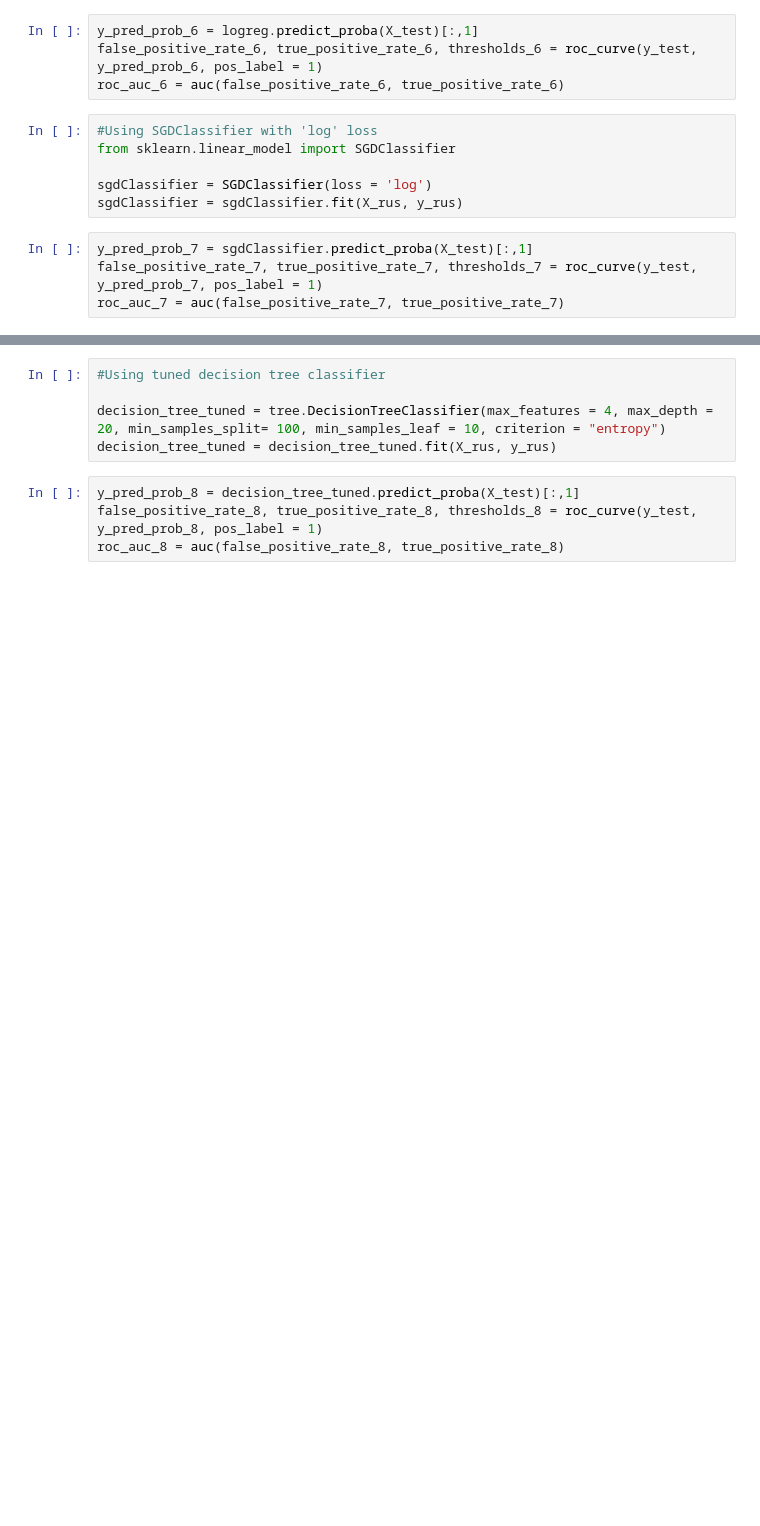
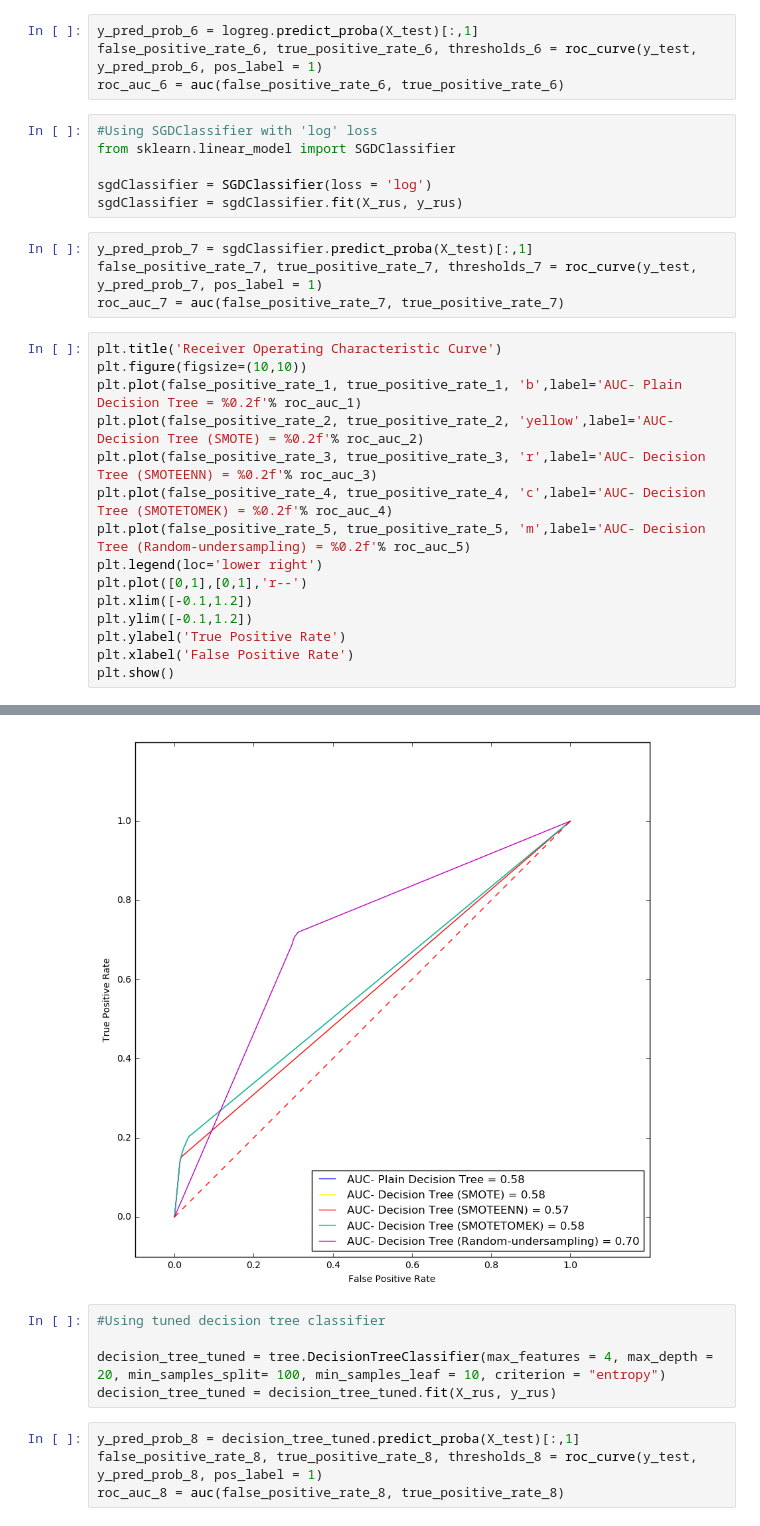
Before and after one commit to SKhatter/Analyzing-and-Predicting-Wildfires, a Jupyter notebook: code/AUC- ROC of all resampling techniques and classifiers..ipynb, the cells around one changed output, grey strips where cells are left out. Cells and saved outputs as stored; diff of their text form; blank space fills up the shorter version.

```diff
--- a/code/AUC- ROC of all resampling techniques and classifiers..ipynb
+++ b/code/AUC- ROC of all resampling techniques and classifiers..ipynb
@@ -221,3 +221,19 @@ sgdClassifier = sgdClassifier.fit(X_rus, y_rus)
 y_pred_prob_7 = sgdClassifier.predict_proba(X_test)[:,1]
 false_positive_rate_7, true_positive_rate_7, thresholds_7 = roc_curve(y_test, y_pred_prob_7, pos_label = 1)
 roc_auc_7 = auc(false_positive_rate_7, true_positive_rate_7)
+# %%
+plt.title('Receiver Operating Characteristic Curve')
+plt.figure(figsize=(10,10))
+plt.plot(false_positive_rate_1, true_positive_rate_1, 'b',label='AUC- Plain Decision Tree = %0.2f'% roc_auc_1)
+plt.plot(false_positive_rate_2, true_positive_rate_2, 'yellow',label='AUC- Decision Tree (SMOTE) = %0.2f'% roc_auc_2)
+plt.plot(false_positive_rate_3, true_positive_rate_3, 'r',label='AUC- Decision Tree (SMOTEENN) = %0.2f'% roc_auc_3)
+plt.plot(false_positive_rate_4, true_positive_rate_4, 'c',label='AUC- Decision Tree (SMOTETOMEK) = %0.2f'% roc_auc_4)
+plt.plot(false_positive_rate_5, true_positive_rate_5, 'm',label='AUC- Decision Tree (Random-undersampling) = %0.2f'% roc_auc_5)
+plt.legend(loc='lower right')
+plt.plot([0,1],[0,1],'r--')
+plt.xlim([-0.1,1.2])
+plt.ylim([-0.1,1.2])
+plt.ylabel('True Positive Rate')
+plt.xlabel('False Positive Rate')
+plt.show()
+# %% [output]
@@ -224,3 +241,4 @@ roc_auc_7 = auc(false_positive_rate_7, true_positive_rate_7)
+[figure, added]
 # %%
 #Using tuned decision tree classifier
 
```
Also changed, not shown: parts of 2 cells of this notebook.
